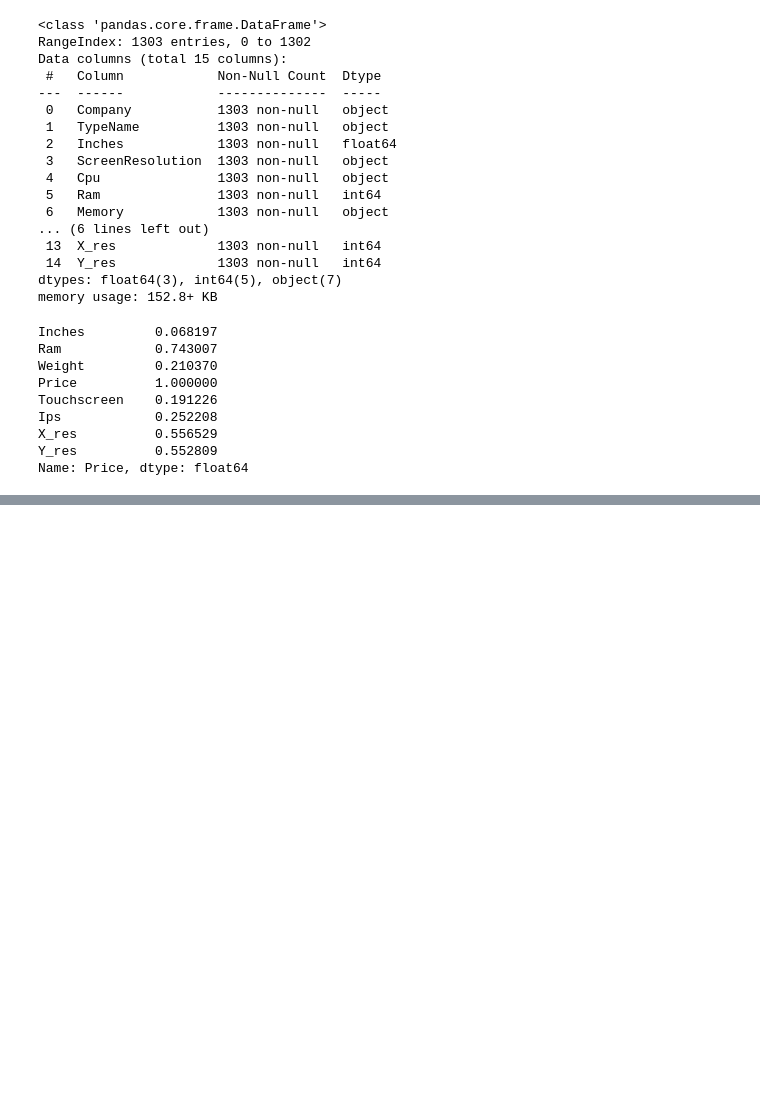
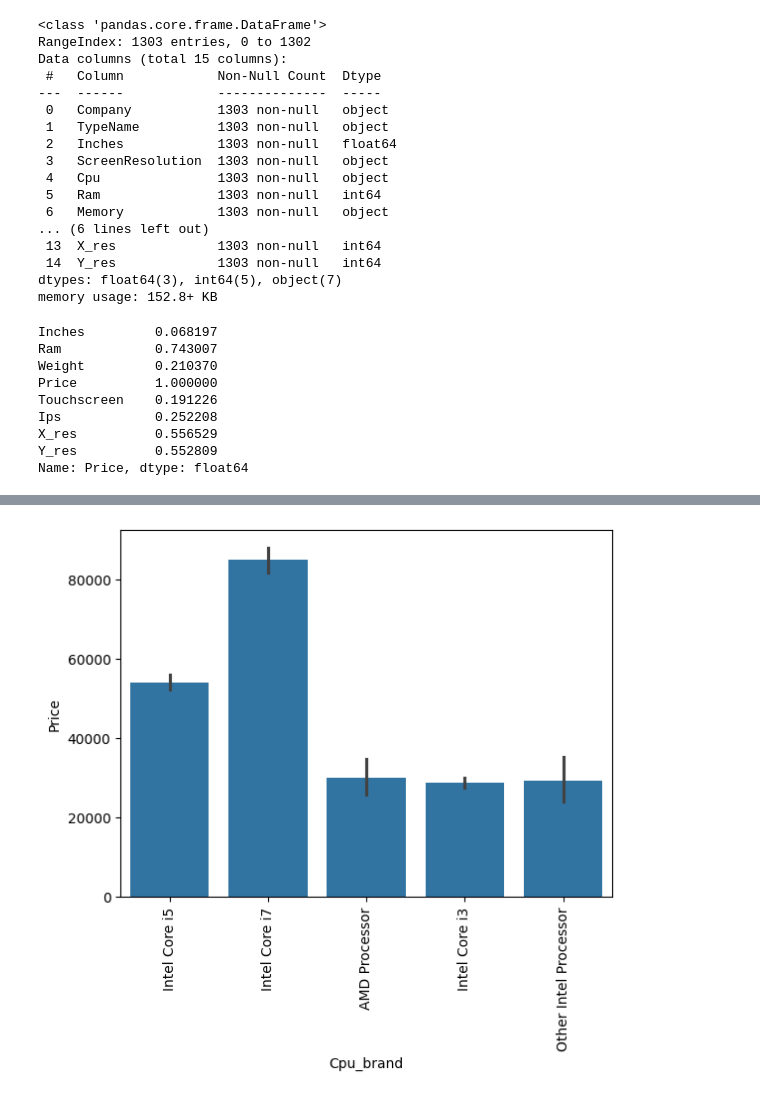
Before and after one commit to manishkr6/ML-Projects, a Jupyter notebook: Laptop-Price-Prediction/Laptop-Price-Prediction.ipynb, the cells around one changed output, grey strips where cells are left out. Saved outputs shown, nothing was run; the diff lists cells and outputs as text; code cells hidden in the pictures; blank space fills up the shorter version.

```diff
--- a/Laptop-Price-Prediction/Laptop-Price-Prediction.ipynb
+++ b/Laptop-Price-Prediction/Laptop-Price-Prediction.ipynb
@@ -291,0 +369,6 @@ Name: Price, dtype: float64
+# %%
+sns.barplot(x=df['Cpu_brand'], y=df['Price'])
+plt.xticks(rotation='vertical')
+plt.show()
+# %% [output]
+[figure, added]
```
Also changed, not shown: parts of 21 cells of this notebook.
